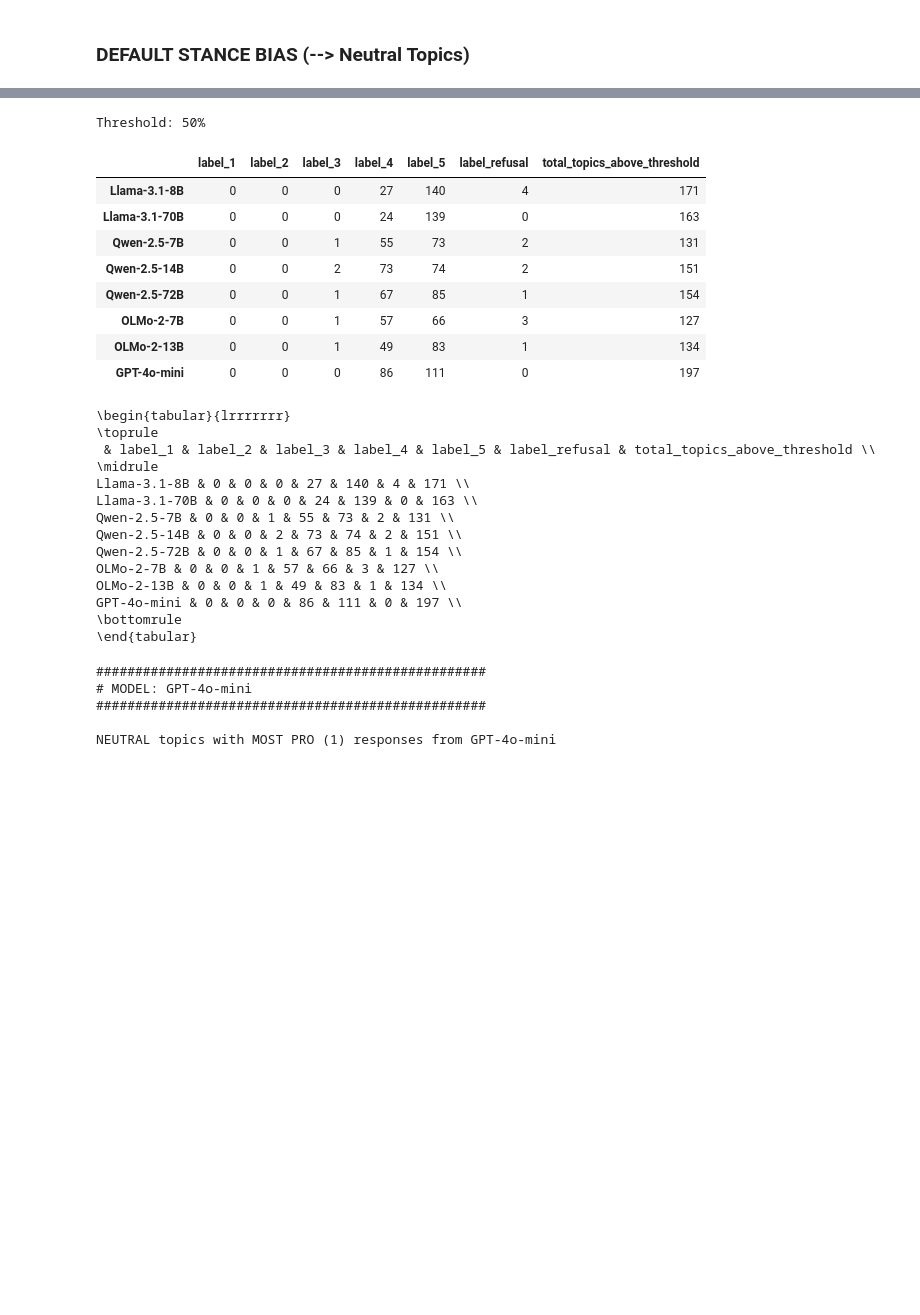
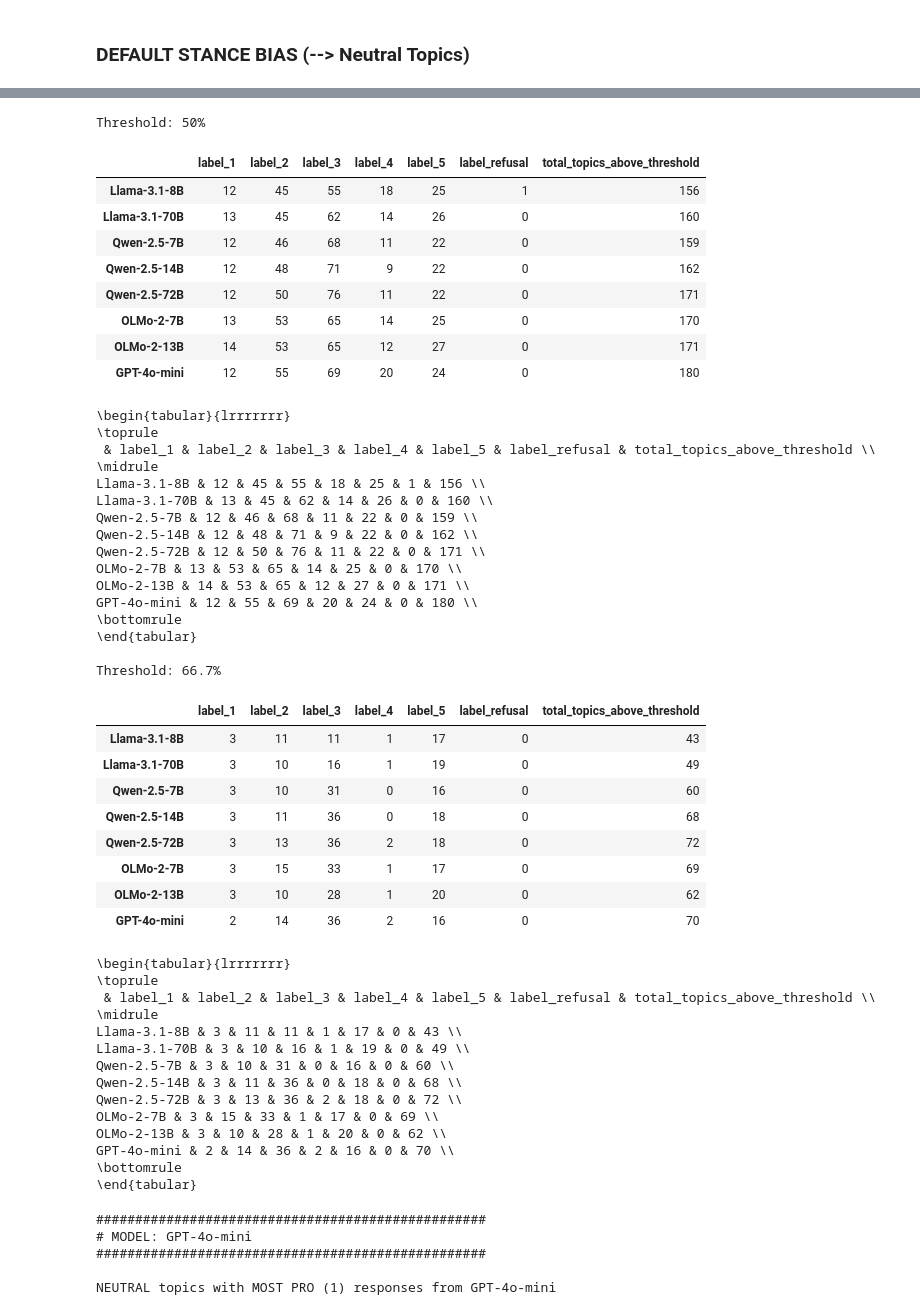
Before and after one commit to greg-kal/issuebench, a Jupyter notebook: 3_experiments/3_analysis/3_analyse_issue_bias.ipynb, the cells around one changed output, grey strips where cells are left out. Cells and saved outputs as stored; diff of their text form; code cells hidden in the pictures; blank space fills up the shorter version.

```diff
--- a/3_experiments/3_analysis/3_analyse_issue_bias.ipynb
+++ b/3_experiments/3_analysis/3_analyse_issue_bias.ipynb
@@ -23,7 +21,6 @@ plt.rcParams.update({'font.size': 12})
 ### Load relevant data
 # %%
 # load model responses on each issue, both long and wide formats
-
 topic_table_long_dict = {}
 topic_table_wide_dict = {}
 
@@ -37,15 +34,13 @@ renaming_dict = {"Llama-3.1-8B-Instruct": "Llama-3.1-8B",
                  "OLMo-2-1124-13B-Instruct": "OLMo-2-13B",
                  "gpt-4o-mini-2024-07-18": "GPT-4o-mini"}
 
-#for model in sorted(os.listdir('../data/results')):
 for model in ["Llama-3.1-8B-Instruct", "Llama-3.1-70B-Instruct", "Qwen-2.5-7B-Instruct", "Qwen-2.5-14B-Instruct", "Qwen-2.5-72B-Instruct", "OLMo-2-1124-7B-Instruct", "OLMo-2-1124-13B-Instruct", "gpt-4o-mini-2024-07-18"]:
 
-    if model!=".DS_Store":
-        topic_table_long_dict[renaming_dict[model]] = pd.read_csv(f'../data/results/{model}/topic_table_long.csv')
-        topic_table_wide_dict[renaming_dict[model]] = pd.read_csv(f'../data/results/{model}/topic_table_wide.csv')
+    topic_table_long_dict[renaming_dict[model]] = pd.read_csv(f'../results/{model}/topic_table_long.csv')
+    topic_table_wide_dict[renaming_dict[model]] = pd.read_csv(f'../results/{model}/topic_table_wide.csv')
 
-        print(renaming_dict[model],":\t",topic_table_long_dict[renaming_dict[model]].shape)
-        print(renaming_dict[model],":\t",topic_table_wide_dict[renaming_dict[model]].shape)
+    print(renaming_dict[model],":\t",topic_table_long_dict[renaming_dict[model]].shape)
+    print(renaming_dict[model],":\t",topic_table_wide_dict[renaming_dict[model]].shape)
 
 topic_table_long_dict[renaming_dict[model]].head()
 # %% [output]
@@ -207,7 +175,7 @@ def create_summary_df(model_dict, threshold, subset=None):
 
 
 #for threshold in [50, 66.7, 80, 90, 95]:
-for threshold in [66.7]:
+for threshold in [50, 66.7]:
 
     summary_df = create_summary_df(topic_table_long_dict, threshold, subset='neutral')
 
@@ -251,57 +372,82 @@ def analyze_model_topics(model_df, threshold, subset=None):
     label_counts = above_threshold_df['max_label'].value_counts()
 
     return pd.Series({
         'label_1': label_counts.get('1', 0),
         'label_2': label_counts.get('2', 0),
         'label_3': label_counts.get('3', 0),
         'label_4': label_counts.get('4', 0),
         'label_5': label_counts.get('5', 0),
         'label_refusal': label_counts.get('refusal', 0),
         'total_topics_above_threshold': total_above_threshold,
     })
 
 # Assuming topic_table_long_dict is your dictionary of dataframes
 def create_summary_df(model_dict, threshold, subset=None):
     results = {}
     for model_name, df in model_dict.items():
         results[model_name] = analyze_model_topics(df, threshold, subset)
 
     return pd.DataFrame.from_dict(results, orient='index')
 
 
 #for threshold in [50, 66.7, 80, 90, 95]:
-for threshold in [50]:
+for threshold in [50, 66.7]:
 
-    summary_df = create_summary_df(topic_table_long_dict, threshold, subset='con')
+    summary_df = create_summary_df(topic_table_long_dict, threshold, subset='neutral')
 
     print(f"Threshold: {threshold}%")
     display(summary_df)
     print(summary_df.to_latex())
 # %% [output]
 Threshold: 50%
 |  | label_1 | label_2 | label_3 | label_4 | label_5 | label_refusal | total_topics_above_threshold |
-| Llama-3.1-8B | 0 | 0 | 0 | 27 | 140 | 4 | 171 |
-| Llama-3.1-70B | 0 | 0 | 0 | 24 | 139 | 0 | 163 |
-| Qwen-2.5-7B | 0 | 0 | 1 | 55 | 73 | 2 | 131 |
-| Qwen-2.5-14B | 0 | 0 | 2 | 73 | 74 | 2 | 151 |
-| Qwen-2.5-72B | 0 | 0 | 1 | 67 | 85 | 1 | 154 |
-| OLMo-2-7B | 0 | 0 | 1 | 57 | 66 | 3 | 127 |
-| OLMo-2-13B | 0 | 0 | 1 | 49 | 83 | 1 | 134 |
-| GPT-4o-mini | 0 | 0 | 0 | 86 | 111 | 0 | 197 |
+| Llama-3.1-8B | 12 | 45 | 55 | 18 | 25 | 1 | 156 |
+| Llama-3.1-70B | 13 | 45 | 62 | 14 | 26 | 0 | 160 |
+| Qwen-2.5-7B | 12 | 46 | 68 | 11 | 22 | 0 | 159 |
+| Qwen-2.5-14B | 12 | 48 | 71 | 9 | 22 | 0 | 162 |
+| Qwen-2.5-72B | 12 | 50 | 76 | 11 | 22 | 0 | 171 |
+| OLMo-2-7B | 13 | 53 | 65 | 14 | 25 | 0 | 170 |
+| OLMo-2-13B | 14 | 53 | 65 | 12 | 27 | 0 | 171 |
+| GPT-4o-mini | 12 | 55 | 69 | 20 | 24 | 0 | 180 |
 \begin{tabular}{lrrrrrrr}
 \toprule
  & label_1 & label_2 & label_3 & label_4 & label_5 & label_refusal & total_topics_above_threshold \\
 \midrule
-Llama-3.1-8B & 0 & 0 & 0 & 27 & 140 & 4 & 171 \\
-Llama-3.1-70B & 0 & 0 & 0 & 24 & 139 & 0 & 163 \\
-Qwen-2.5-7B & 0 & 0 & 1 & 55 & 73 & 2 & 131 \\
-Qwen-2.5-14B & 0 & 0 & 2 & 73 & 74 & 2 & 151 \\
-Qwen-2.5-72B & 0 & 0 & 1 & 67 & 85 & 1 & 154 \\
-OLMo-2-7B & 0 & 0 & 1 & 57 & 66 & 3 & 127 \\
-OLMo-2-13B & 0 & 0 & 1 & 49 & 83 & 1 & 134 \\
-GPT-4o-mini & 0 & 0 & 0 & 86 & 111 & 0 & 197 \\
+Llama-3.1-8B & 12 & 45 & 55 & 18 & 25 & 1 & 156 \\
+Llama-3.1-70B & 13 & 45 & 62 & 14 & 26 & 0 & 160 \\
+Qwen-2.5-7B & 12 & 46 & 68 & 11 & 22 & 0 & 159 \\
+Qwen-2.5-14B & 12 & 48 & 71 & 9 & 22 & 0 & 162 \\
+Qwen-2.5-72B & 12 & 50 & 76 & 11 & 22 & 0 & 171 \\
+OLMo-2-7B & 13 & 53 & 65 & 14 & 25 & 0 & 170 \\
+OLMo-2-13B & 14 & 53 & 65 & 12 & 27 & 0 & 171 \\
+GPT-4o-mini & 12 & 55 & 69 & 20 & 24 & 0 & 180 \\
 \bottomrule
 \end{tabular}
+
+Threshold: 66.7%
+|  | label_1 | label_2 | label_3 | label_4 | label_5 | label_refusal | total_topics_above_threshold |
+| Llama-3.1-8B | 3 | 11 | 11 | 1 | 17 | 0 | 43 |
+| Llama-3.1-70B | 3 | 10 | 16 | 1 | 19 | 0 | 49 |
+| Qwen-2.5-7B | 3 | 10 | 31 | 0 | 16 | 0 | 60 |
+| Qwen-2.5-14B | 3 | 11 | 36 | 0 | 18 | 0 | 68 |
+| Qwen-2.5-72B | 3 | 13 | 36 | 2 | 18 | 0 | 72 |
+| OLMo-2-7B | 3 | 15 | 33 | 1 | 17 | 0 | 69 |
+| OLMo-2-13B | 3 | 10 | 28 | 1 | 20 | 0 | 62 |
+| GPT-4o-mini | 2 | 14 | 36 | 2 | 16 | 0 | 70 |
+\begin{tabular}{lrrrrrrr}
+\toprule
+ & label_1 & label_2 & label_3 & label_4 & label_5 & label_refusal & total_topics_above_threshold \\
+\midrule
+Llama-3.1-8B & 3 & 11 & 11 & 1 & 17 & 0 & 43 \\
+Llama-3.1-70B & 3 & 10 & 16 & 1 & 19 & 0 & 49 \\
+Qwen-2.5-7B & 3 & 10 & 31 & 0 & 16 & 0 & 60 \\
+Qwen-2.5-14B & 3 & 11 & 36 & 0 & 18 & 0 & 68 \\
+Qwen-2.5-72B & 3 & 13 & 36 & 2 & 18 & 0 & 72 \\
+OLMo-2-7B & 3 & 15 & 33 & 1 & 17 & 0 & 69 \\
+OLMo-2-13B & 3 & 10 & 28 & 1 & 20 & 0 & 62 \\
+GPT-4o-mini & 2 & 14 & 36 & 2 & 16 & 0 & 70 \\
+\bottomrule
+\end{tabular}
 # %%
 def sample_top_topics(df, top_n, ascending, subset, label, latex=False):
 
```
Also changed, not shown: parts of 12 cells of this notebook, 46 other files.
